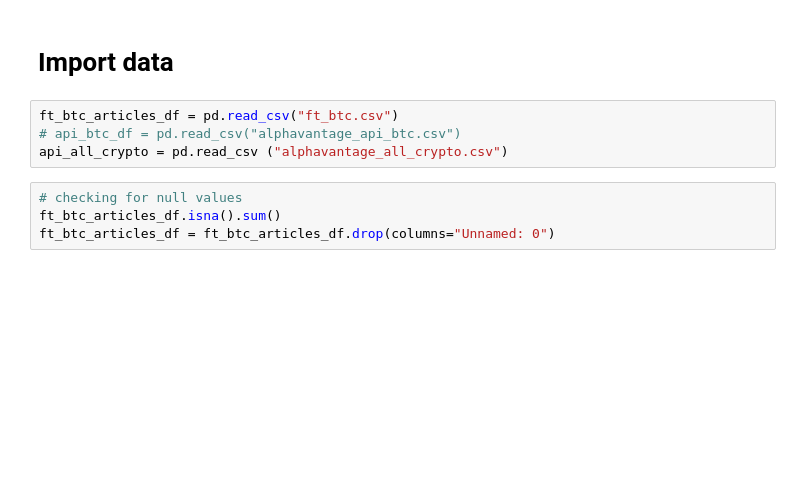
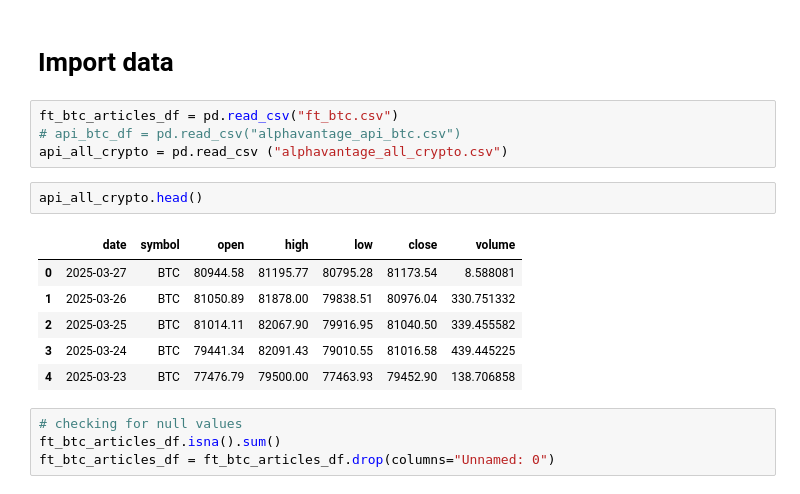
Before and after one commit to pabs-llama/projects, a Jupyter notebook: stock_api/railway_connection.ipynb, the cells around one changed output. Cells and saved outputs as stored; diff of their text form; blank space fills up the shorter version.

```diff
--- a/stock_api/railway_connection.ipynb
+++ b/stock_api/railway_connection.ipynb
@@ -16,6 +16,15 @@ import streamlit as st
 ft_btc_articles_df = pd.read_csv("ft_btc.csv")
 # api_btc_df = pd.read_csv("alphavantage_api_btc.csv")
 api_all_crypto = pd.read_csv ("alphavantage_all_crypto.csv")
+# %%
+api_all_crypto.head()
+# %% [output]
+|  | date | symbol | open | high | low | close | volume |
+| 0 | 2025-03-27 | BTC | 80944.58 | 81195.77 | 80795.28 | 81173.54 | 8.588081 |
+| 1 | 2025-03-26 | BTC | 81050.89 | 81878.00 | 79838.51 | 80976.04 | 330.751332 |
+| 2 | 2025-03-25 | BTC | 81014.11 | 82067.90 | 79916.95 | 81040.50 | 339.455582 |
+| 3 | 2025-03-24 | BTC | 79441.34 | 82091.43 | 79010.55 | 81016.58 | 439.445225 |
+| 4 | 2025-03-23 | BTC | 77476.79 | 79500.00 | 77463.93 | 79452.90 | 138.706858 |
 # %%
 # checking for null values
 ft_btc_articles_df.isna().sum()
```
Also changed, not shown: 2 other files.
